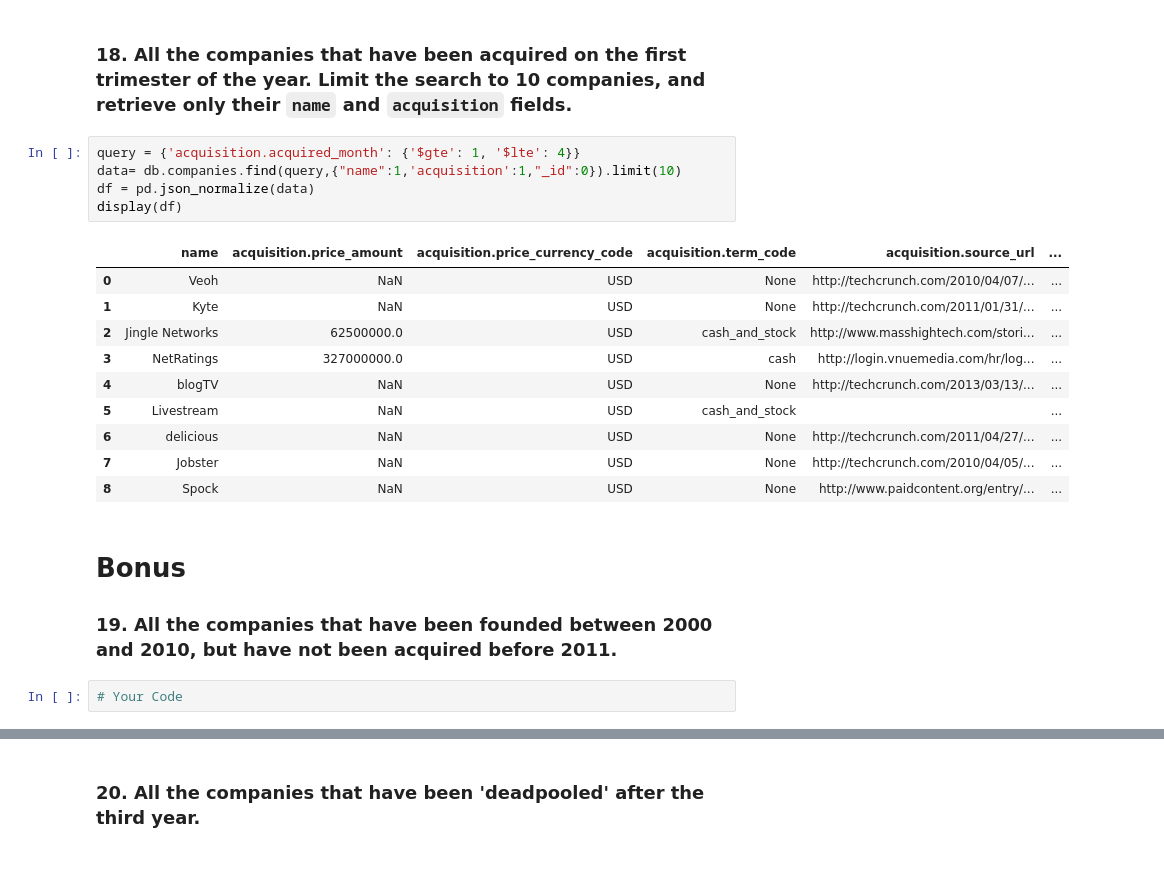
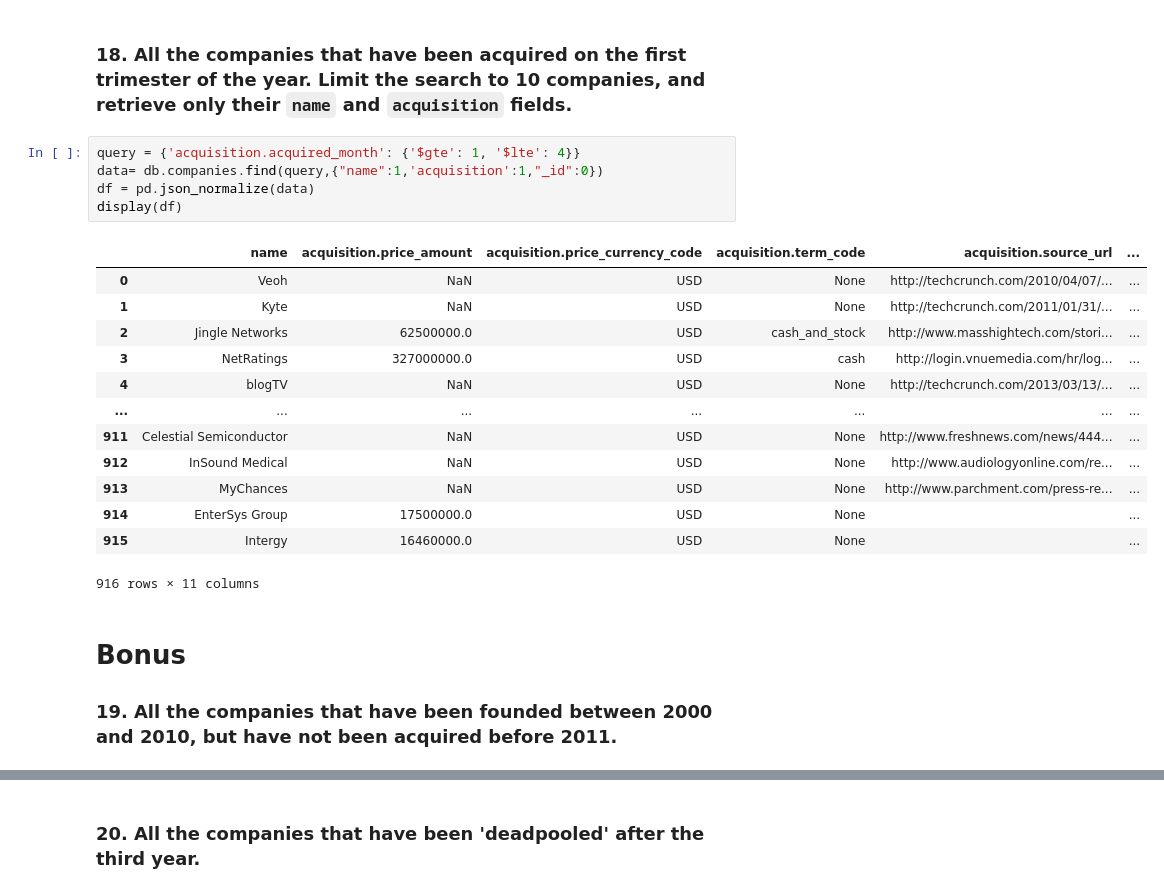
Before and after one commit to ironhack-datalabs/datamad0320, a Jupyter notebook: module-2/lab-advance-querying-mongo/your_code/main.ipynb, the cells around one changed output, grey strips where cells are left out. Drawn from its saved outputs; the diff is of its cells as text; blank space fills up the shorter version.

```diff
--- a/module-2/lab-advance-querying-mongo/your_code/main.ipynb
+++ b/module-2/lab-advance-querying-mongo/your_code/main.ipynb
@@ -226,22 +226,23 @@ display(df)
 ### 18. All the companies that have been acquired on the first trimester of the year. Limit the search to 10 companies, and retrieve only their `name` and `acquisition` fields.
 # %%
 query = {'acquisition.acquired_month': {'$gte': 1, '$lte': 4}}
-data= db.companies.find(query,{"name":1,'acquisition':1,"_id":0}).limit(10)
+data= db.companies.find(query,{"name":1,'acquisition':1,"_id":0})
 df = pd.json_normalize(data)
 display(df)
 # %% [output]
 |  | name | acquisition.price_amount | acquisition.price_currency_code | acquisition.term_code | acquisition.source_url | ... |
 | 0 | Veoh | NaN | USD | None | http://techcrunch.com/2010/04/07/... | ... |
 | 1 | Kyte | NaN | USD | None | http://techcrunch.com/2011/01/31/... | ... |
 | 2 | Jingle Networks | 62500000.0 | USD | cash_and_stock | http://www.masshightech.com/stori... | ... |
 | 3 | NetRatings | 327000000.0 | USD | cash | http://login.vnuemedia.com/hr/log... | ... |
 | 4 | blogTV | NaN | USD | None | http://techcrunch.com/2013/03/13/... | ... |
-| 5 | Livestream | NaN | USD | cash_and_stock |  | ... |
-| 6 | delicious | NaN | USD | None | http://techcrunch.com/2011/04/27/... | ... |
-| 7 | Jobster | NaN | USD | None | http://techcrunch.com/2010/04/05/... | ... |
-| 8 | Spock | NaN | USD | None | http://www.paidcontent.org/entry/... | ... |
+| ... | ... | ... | ... | ... | ... | ... |
+| 911 | Celestial Semiconductor | NaN | USD | None | http://www.freshnews.com/news/444... | ... |
+| 912 | InSound Medical | NaN | USD | None | http://www.audiologyonline.com/re... | ... |
+| 913 | MyChances | NaN | USD | None | http://www.parchment.com/press-re... | ... |
+| 914 | EnterSys Group | 17500000.0 | USD | None |  | ... |
+| 915 | Intergy | 16460000.0 | USD | None |  | ... |
+916 rows × 11 columns
 # %% [markdown]
 # Bonus
 ### 19. All the companies that have been founded between 2000 and 2010, but have not been acquired before 2011.
-# %%
-# Your Code
```
Also changed, not shown: parts of 3 cells of this notebook.
